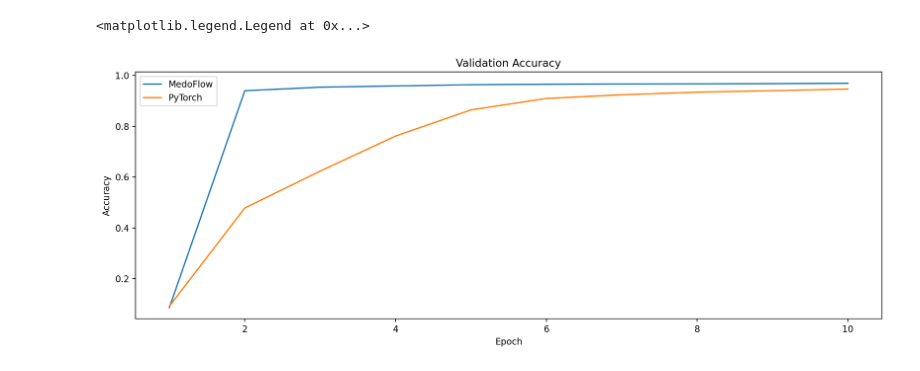
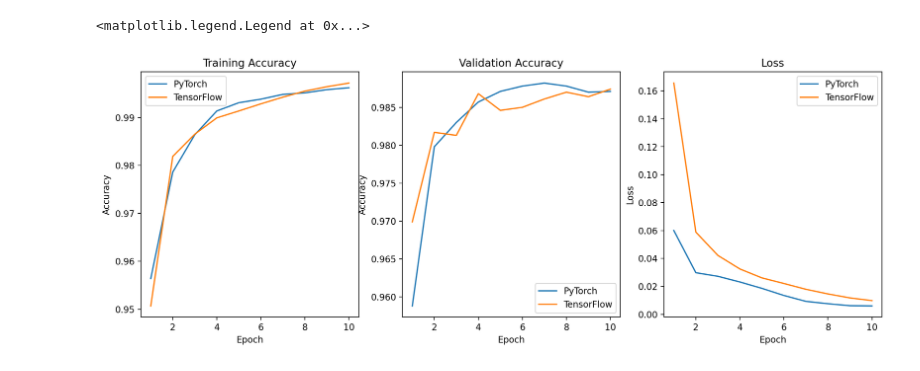
Before and after one commit to BiEchi/MedoFlow, a Jupyter notebook: user_level/mnist/results/lenet_analysis.ipynb, the cells around one changed output. Saved outputs shown, nothing was run; the diff lists cells and outputs as text; code cells hidden in the pictures.

```diff
--- a/user_level/mnist/results/lenet_analysis.ipynb
+++ b/user_level/mnist/results/lenet_analysis.ipynb
@@ -9,5 +9,5 @@ with open('./medoflow_lenet.json') as f:
 with open('./pytorch_lenet.json') as f:
     pytorch_results = json.load(f)
 
-# with open('./tensorflow_results.json') as f:
-#     tensorflow_results = json.load(f)
+with open('./tensorflow_lenet.json') as f:
+    tensorflow_results = json.load(f)
@@ -28,31 +14,32 @@ pytorch_results['valid_acc'], medoflow_results['val_acc']
 # %%
 fig = plt.figure(figsize=(15, 5), dpi=200)
+axs = fig.subplots(1, 3,)
 
-x = np.arange(1, len(medoflow_results['val_acc']) + 1)
+x = np.arange(1, len(pytorch_results['train_acc']) + 1)
 
 # axs[0].plot(x, medoflow_results['train_acc'], label='MedoFlow')
-# axs[0].plot(x, pytorch_results['train_acc'], label='PyTorch')
-# axs[0].plot(x, tensorflow_results['train_acc'], label='TensorFlow')
-# axs[0].set_title('Training Accuracy')
-# axs[0].set_xlabel('Epoch')
-# axs[0].set_ylabel('Accuracy')
-# axs[0].legend()
+axs[0].plot(x, pytorch_results['train_acc'], label='PyTorch')
+axs[0].plot(x, tensorflow_results['train_acc'], label='TensorFlow')
+axs[0].set_title('Training Accuracy')
+axs[0].set_xlabel('Epoch')
+axs[0].set_ylabel('Accuracy')
+axs[0].legend()
 
-plt.plot(x, medoflow_results['val_acc'], label='MedoFlow')
-plt.plot(x, pytorch_results['valid_acc'], label='PyTorch')
-# axs[1].plot(x, tensorflow_results['valid_acc'], label='TensorFlow')
-plt.title('Validation Accuracy')
-plt.xlabel('Epoch')
-plt.ylabel('Accuracy')
-plt.legend()
+# axs[1].plot(x, medoflow_results['val_acc'], label='MedoFlow')
+axs[1].plot(x, pytorch_results['valid_acc'], label='PyTorch')
+axs[1].plot(x, tensorflow_results['valid_acc'], label='TensorFlow')
+axs[1].set_title('Validation Accuracy')
+axs[1].set_xlabel('Epoch')
+axs[1].set_ylabel('Accuracy')
+axs[1].legend()
 
 # axs[2].plot(x, medoflow_results['loss'], label='MedoFlow')
-# axs[2].plot(x, pytorch_results['train_loss'], label='PyTorch')
-# # axs[2].plot(x, tensorflow_results['loss'], label='TensorFlow')
-# axs[2].set_title('Loss')
-# axs[2].set_xlabel('Epoch')
-# axs[2].set_ylabel('Loss')
-# axs[2].legend()
+axs[2].plot(x, pytorch_results['train_loss'], label='PyTorch')
+axs[2].plot(x, tensorflow_results['train_loss'], label='TensorFlow')
+axs[2].set_title('Loss')
+axs[2].set_xlabel('Epoch')
+axs[2].set_ylabel('Loss')
+axs[2].legend()
 # %% [output]
 <matplotlib.legend.Legend at 0x...>
-[figure, old version]
+[figure, new version]
```
Also changed, not shown: parts of 1 cell of this notebook, 23 other files.
